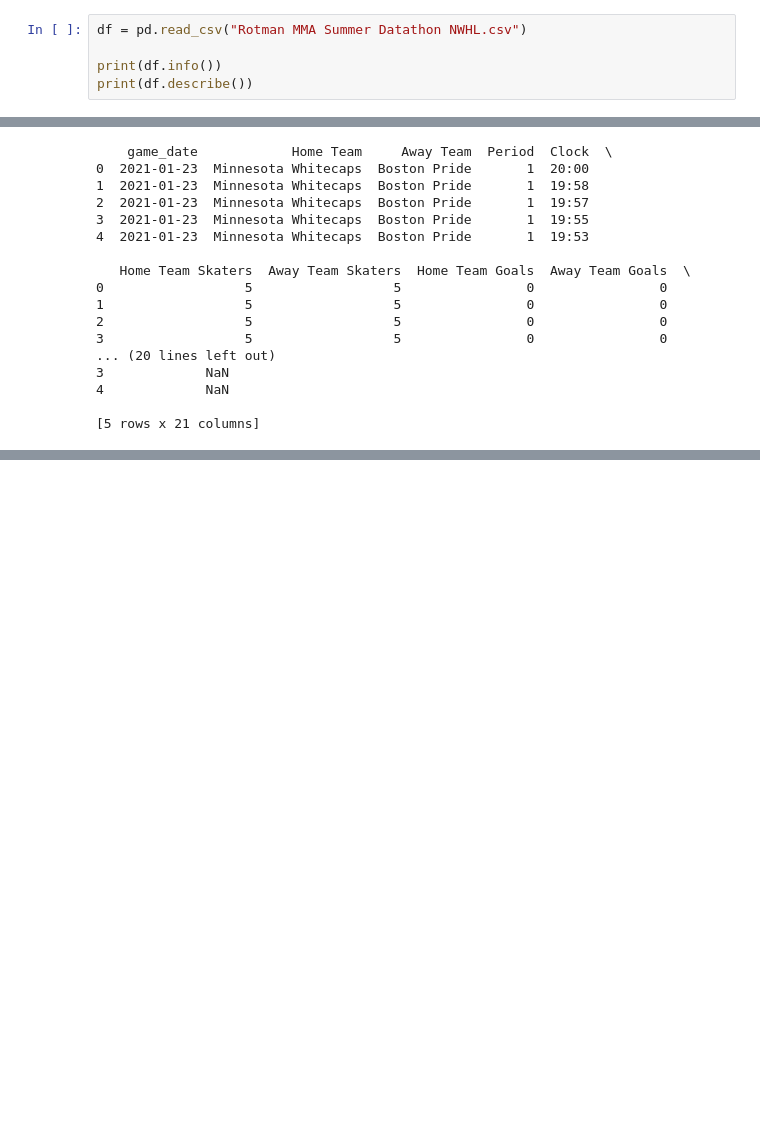
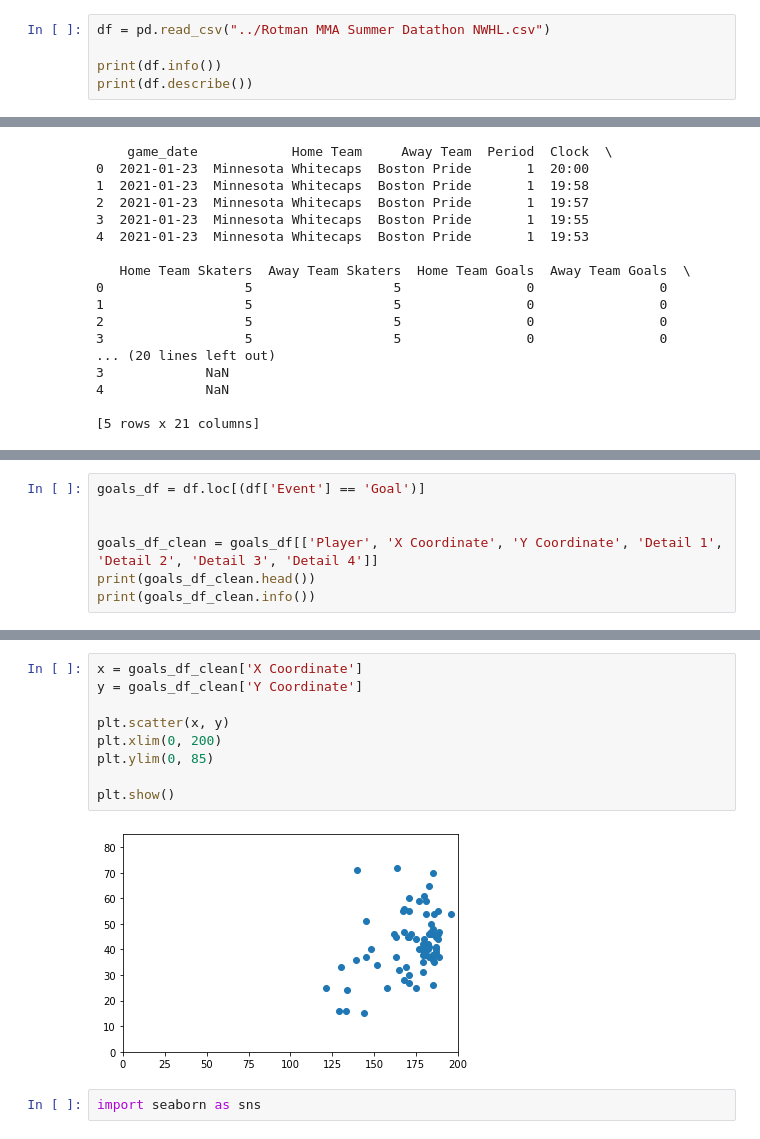
Before and after one commit to AlvinLok/Team_White_MMA_Datathon_2022, a Jupyter notebook: alvin/draft.ipynb, the cells around one changed output, grey strips where cells are left out. Cells and saved outputs as stored; diff of their text form; blank space fills up the shorter version.

```diff
--- a/alvin/draft.ipynb
+++ b/alvin/draft.ipynb
@@ -4,5 +4,5 @@ import matplotlib as plot
 # %%
-df = pd.read_csv("Rotman MMA Summer Datathon NWHL.csv")
+df = pd.read_csv("../Rotman MMA Summer Datathon NWHL.csv")
 
 print(df.info())
 print(df.describe())
@@ -51,0 +86,7 @@ array(['Minnesota Whitecaps', 'Buffalo Beauts', 'Metropolitan Riveters',
+# %%
+goals_df = df.loc[(df['Event'] == 'Goal')]
+
+
+goals_df_clean = goals_df[['Player', 'X Coordinate', 'Y Coordinate', 'Detail 1', 'Detail 2', 'Detail 3', 'Detail 4']]
+print(goals_df_clean.head())
+print(goals_df_clean.info())
@@ -51,0 +111,13 @@ array(['Minnesota Whitecaps', 'Buffalo Beauts', 'Metropolitan Riveters',
+# %%
+x = goals_df_clean['X Coordinate']
+y = goals_df_clean['Y Coordinate']
+
+plt.scatter(x, y)
+plt.xlim(0, 200)
+plt.ylim(0, 85)
+
+plt.show()
+# %% [output]
+[figure, added]
+# %%
+import seaborn as sns
```
Also changed, not shown: parts of 8 cells of this notebook, 1 other file.
